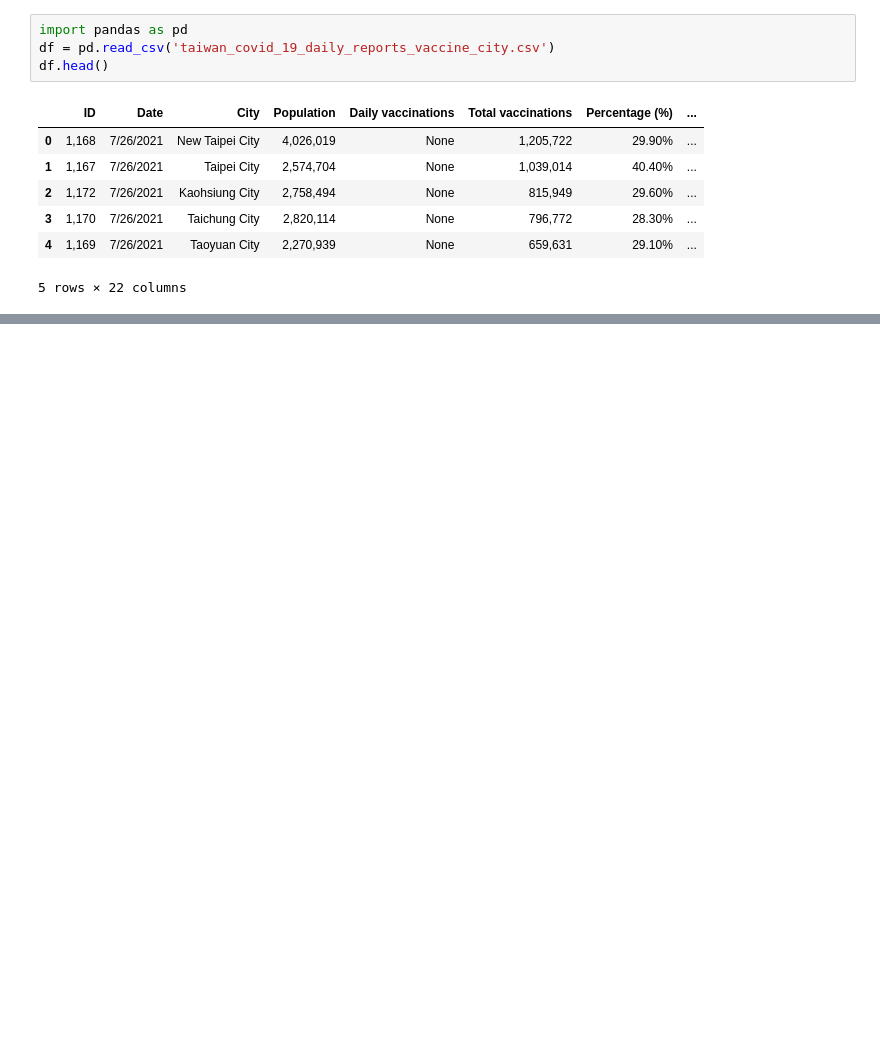
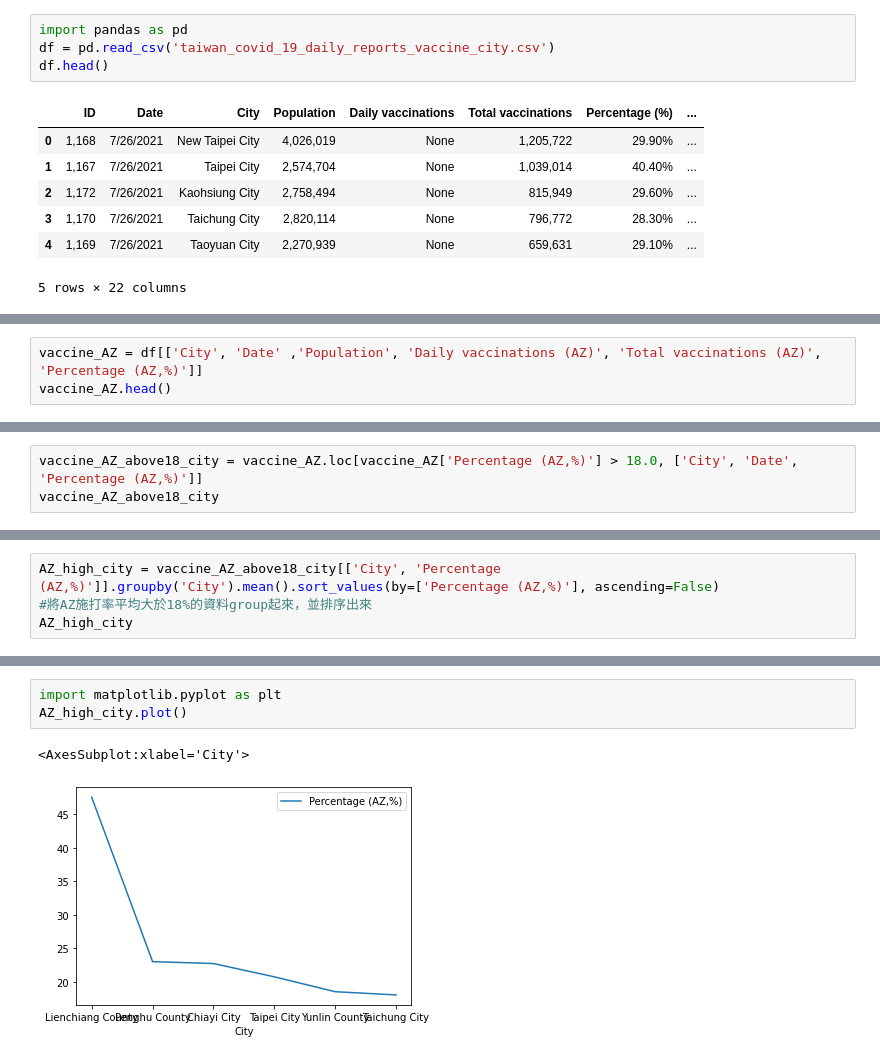
Before and after one commit to Joannie/teacherDemo, a Jupyter notebook: covidTest.ipynb, the cells around one changed output, grey strips where cells are left out. Cells and saved outputs as stored; diff of their text form; blank space fills up the shorter version.

```diff
--- a/covidTest.ipynb
+++ b/covidTest.ipynb
@@ -12,0 +63,3 @@ df.head()
+# %%
+vaccine_AZ = df[['City', 'Date' ,'Population', 'Daily vaccinations (AZ)', 'Total vaccinations (AZ)', 'Percentage (AZ,%)']]
+vaccine_AZ.head()
@@ -12,0 +83,3 @@ df.head()
+# %%
+vaccine_AZ_above18_city = vaccine_AZ.loc[vaccine_AZ['Percentage (AZ,%)'] > 18.0, ['City', 'Date', 'Percentage (AZ,%)']]
+vaccine_AZ_above18_city
@@ -12,0 +104,4 @@ df.head()
+# %%
+AZ_high_city = vaccine_AZ_above18_city[['City', 'Percentage (AZ,%)']].groupby('City').mean().sort_values(by=['Percentage (AZ,%)'], ascending=False)
+#將AZ施打率平均大於18%的資料group起來，並排序出來
+AZ_high_city
@@ -12,0 +117,6 @@ df.head()
+# %%
+import matplotlib.pyplot as plt
+AZ_high_city.plot()
+# %% [output]
+<AxesSubplot:xlabel='City'>
+[figure, added]
```
Also changed, not shown: parts of 8 cells of this notebook.
